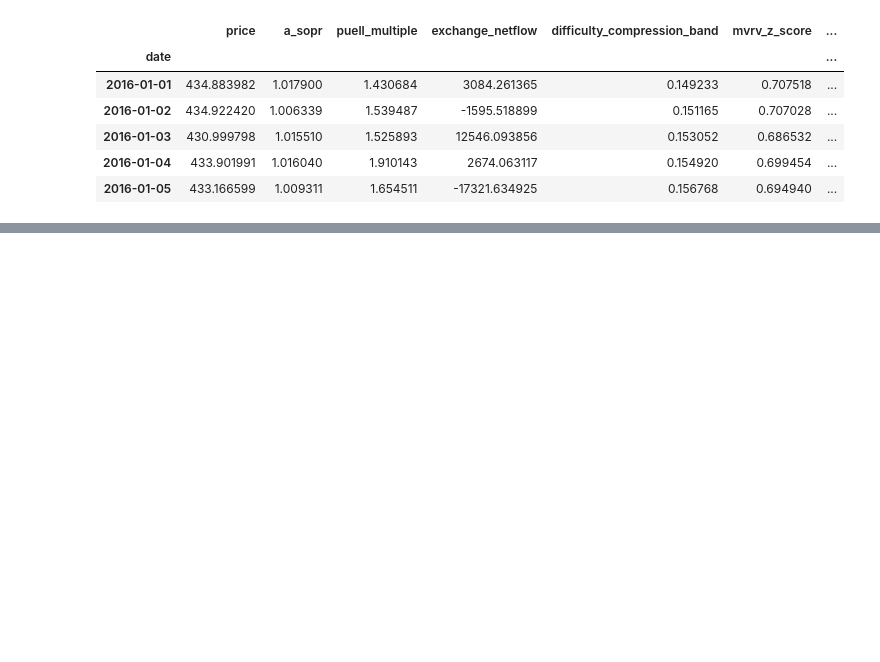
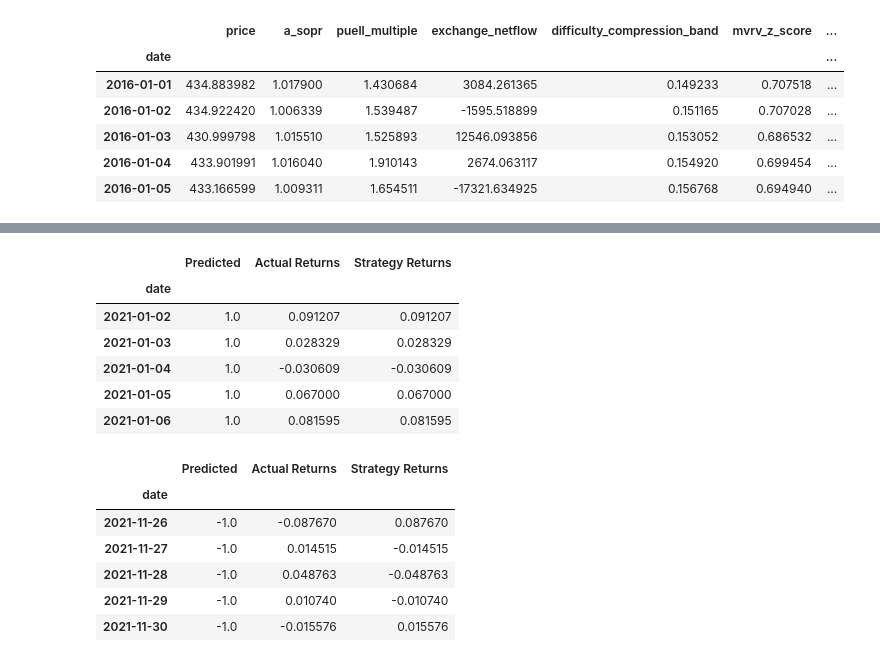
Before and after one commit to ZrowGz/bitcoin-predictor, a Jupyter notebook: SVC_model.ipynb, the cells around one changed output, grey strips where cells are left out. Saved outputs shown, nothing was run; the diff lists cells and outputs as text; code cells hidden in the pictures; blank space fills up the shorter version.

```diff
--- a/SVC_model.ipynb
+++ b/SVC_model.ipynb
@@ -211,3 +193,34 @@ display(predictions_df.tail())
+# %%
+# Create a predictions DataFrame
+predictions_df = pd.DataFrame(index=X_test.index)
+
+# Add the SVM model predictions to the DataFrame
+predictions_df['Predicted'] = svm_test_pred
+
+# Add the actual returns to the DataFrame
+predictions_df['Actual Returns'] = btc_df["pct_change"]
+
+# Add the strategy returns to the DataFrame
+predictions_df['Strategy Returns'] = predictions_df['Actual Returns'] * predictions_df['Predicted']
+
+# Review the DataFrame
+display(predictions_df.head())
+display(predictions_df.tail())
+# %% [output]
+|  | Predicted | Actual Returns | Strategy Returns |
+| date |  |  |  |
+| 2021-01-02 | 1.0 | 0.091207 | 0.091207 |
+| 2021-01-03 | 1.0 | 0.028329 | 0.028329 |
+| 2021-01-04 | 1.0 | -0.030609 | -0.030609 |
+| 2021-01-05 | 1.0 | 0.067000 | 0.067000 |
+| 2021-01-06 | 1.0 | 0.081595 | 0.081595 |
+|  | Predicted | Actual Returns | Strategy Returns |
+| date |  |  |  |
+| 2021-11-26 | -1.0 | -0.087670 | 0.087670 |
+| 2021-11-27 | -1.0 | 0.014515 | -0.014515 |
+| 2021-11-28 | -1.0 | 0.048763 | -0.048763 |
+| 2021-11-29 | -1.0 | 0.010740 | -0.010740 |
+| 2021-11-30 | -1.0 | -0.015576 | 0.015576 |
 # %%
 (1 + predictions_df[["Actual Returns", "Strategy Returns"]]).cumprod().plot()
 # %% [output]
```
Also changed, not shown: parts of 19 cells of this notebook.
